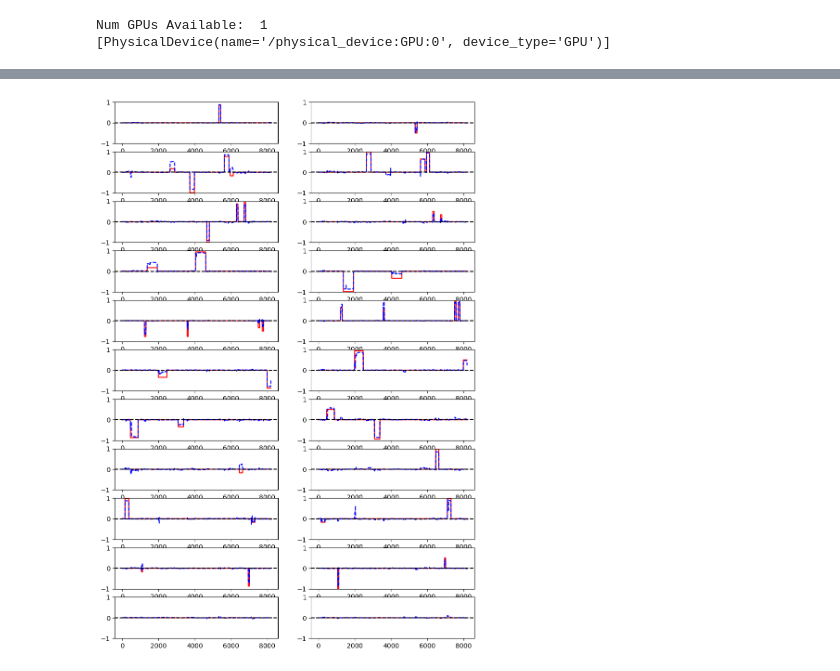
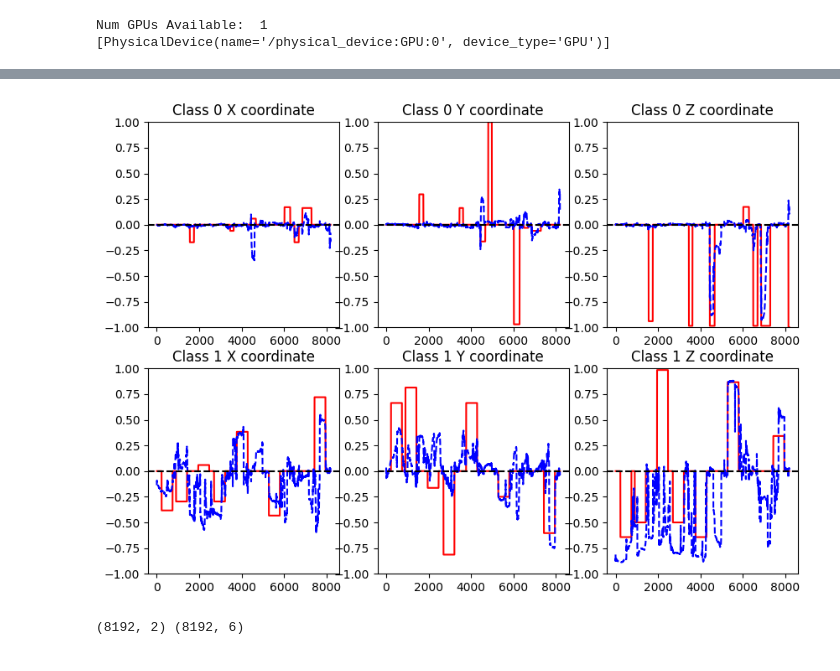
Before and after one commit to izzan-alfian/SELD-quadcopter, a Jupyter notebook: run_model.ipynb, the cells around one changed output, grey strips where cells are left out. Drawn from its saved outputs; the diff is of its cells as text; code cells hidden in the pictures.

```diff
--- a/run_model.ipynb
+++ b/run_model.ipynb
@@ -29,7 +29,7 @@ print(tf.config.experimental.list_physical_devices('GPU'))
 Num GPUs Available:  1
 [PhysicalDevice(name='/physical_device:GPU:0', device_type='GPU')]
 # %%
-model = tf.keras.models.load_model('./models/criset_0.120m_3class_motor_ov1_split1_regr0_3d0_55_criset_0.120m_whistle_drone_50LossWeights,_model.keras')
+model = tf.keras.models.load_model('./models_fav/criset_2class/criset_2class_ov1_split1_regr0_3d0_59_50LossWeights_model.keras')
 
-model.summary()
+# model.summary()
 # %% [output]
@@ -59,5 +37,5 @@ Model: "functional"
 # %%
-params = parameter.get_params("20")
+params = parameter.get_params("24")
 batch_size = 16
 
 data_gen_test = cls_data_generator.DataGenerator(
@@ -120,9 +96,10 @@ predictions = np.concatenate(([pred[0][n, :, :] for n in range(pred[0].shape[0])
 
 %matplotlib inline
 
-fig, ax = plt.subplots(num_of_class, figsize=(10, 10))
+fig, ax = plt.subplots(num_of_class, figsize=(10, 5))
 ax = np.atleast_1d(ax)
 for i in range(num_of_class):
+    ax[i].set_title("Class %d prediction" %i)
     ax[i].plot(labels[:, i], label='Difference', color='red')
     ax[i].plot(predictions[:, i], label='Difference', color='blue', linestyle='--')
     ax[i].axhline(y=0, color='black', linestyle='--')
@@ -136,31 +112,39 @@ IndexError: index 3 is out of bounds for axis 1 with size 3
 # %%
 doa_labels = next(data_gen_test.generate())[1][1][:, :, :]
 
 x_labels = np.concatenate([doa_labels[n, :, :] for n in range(doa_labels.shape[0])])
 y_labels = np.concatenate([doa_labels[n, :, :] for n in range(doa_labels.shape[0])])
 z_labels = np.concatenate([doa_labels[n, :, :] for n in range(doa_labels.shape[0])])
 
 x_pred = np.concatenate(([pred[1][n, :, :] for n in range(pred[0].shape[0])]))
 y_pred = np.concatenate(([pred[1][n, :, :] for n in range(pred[0].shape[0])]))
 z_pred = np.concatenate(([pred[1][n, :, :] for n in range(pred[0].shape[0])]))
 
 %matplotlib inline
-fig, ax = plt.subplots(num_of_class, 2 if azimuth_only else 3, figsize=(10, 15))
+fig, ax = plt.subplots(num_of_class, 2 if azimuth_only else 3, figsize=(10, 7))
 ax = np.atleast_2d(ax)
 
 for i in range(num_of_class):
+    ax[i][0].set_title("Class %d X coordinate" %i)
     ax[i][0].plot(x_labels[:, i], label='Actual', color='red')
     ax[i][0].plot(x_pred[:, i], label='Predicted', color='blue', linestyle='--')
     ax[i][0].axhline(y=0, color='black', linestyle='--')
     ax[i][0].set_ylim([-1, 1])
 
+    ax[i][1].set_title("Class %d Y coordinate" %i)
     ax[i][1].plot(x_labels[:, i + num_of_class], label='Actual', color='red')
     ax[i][1].plot(x_pred[:, i + num_of_class], label='Predicted', color='blue', linestyle='--')
     ax[i][1].axhline(y=0, color='black', linestyle='--')
     ax[i][1].set_ylim([-1, 1])
 
+    ax[i][2].set_title("Class %d Z coordinate" %i)
+    ax[i][2].plot(x_labels[:, i + num_of_class + num_of_class], label='Actual', color='red')
+    ax[i][2].plot(x_pred[:, i + num_of_class + num_of_class], label='Predicted', color='blue', linestyle='--')
+    ax[i][2].axhline(y=0, color='black', linestyle='--')
+    ax[i][2].set_ylim([-1, 1])
+
 # fig.legend()
 # plt.tight_layout()
 plt.show()
 # %% [output]
-[figure, old version]
+[figure, new version]
@@ -167,3 +167,7 @@ plt.show()
 # %%
 sed_pred = evaluation_metrics.reshape_3Dto2D(pred[0]) > 0.5
 doa_pred = evaluation_metrics.reshape_3Dto2D(pred[1])
+
+print(sed_pred.shape, doa_pred.shape)
+# %% [output]
+(8192, 2) (8192, 6)
```
Also changed, not shown: parts of 12 cells of this notebook, 46 other files.
